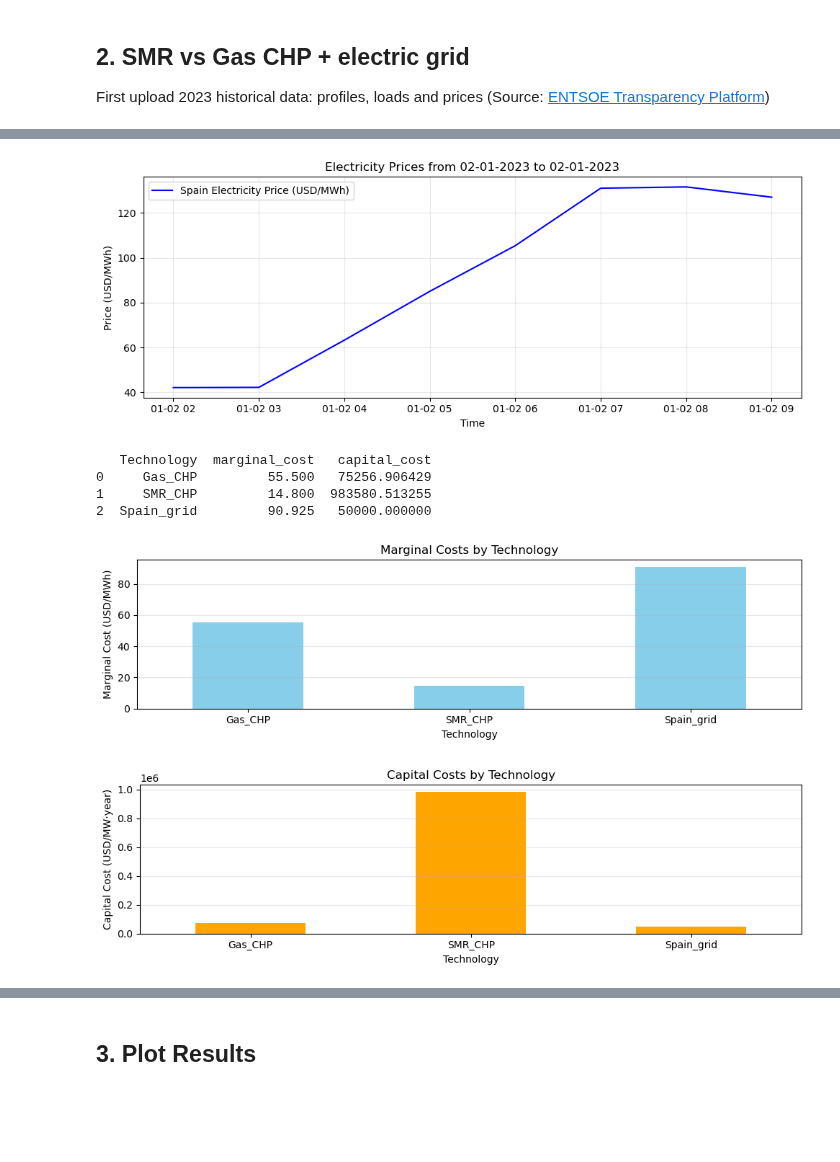
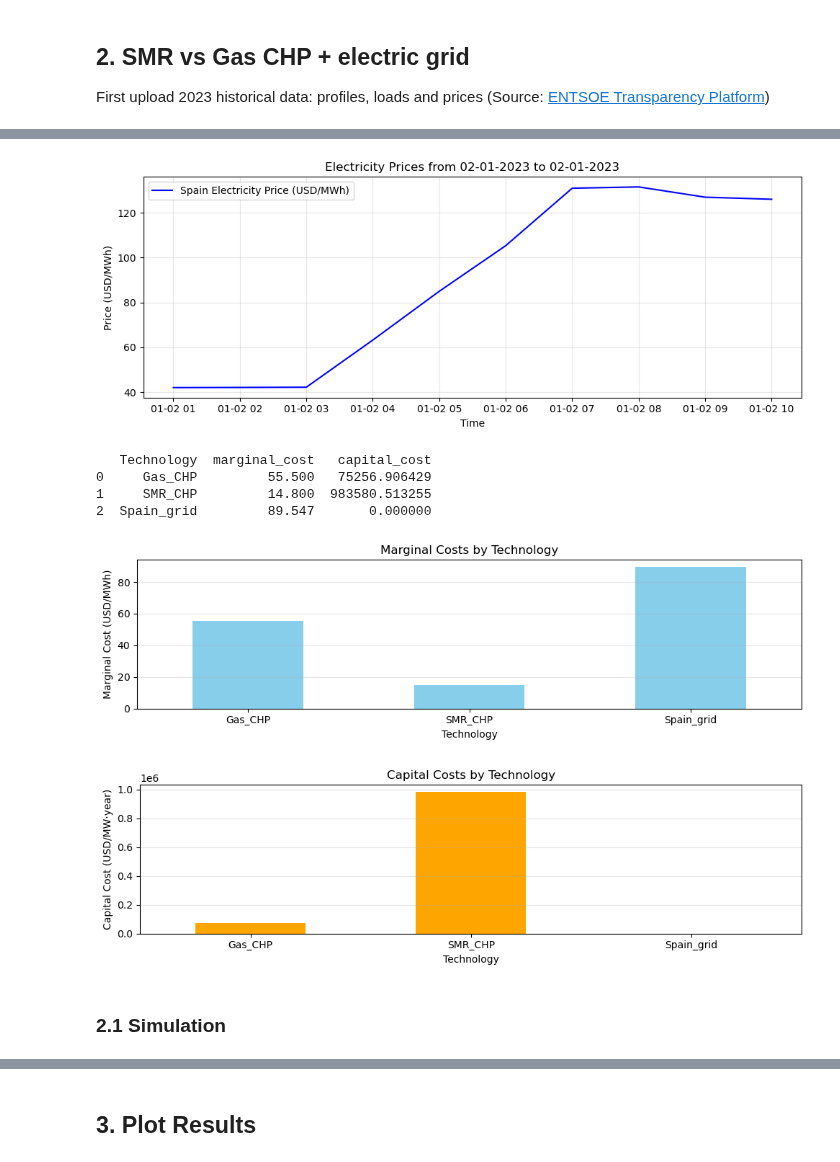
Before and after one commit to C-ansi-eof/SIDNE-Model, a Jupyter notebook: SMR_multilink.ipynb, the cells around one changed output, grey strips where cells are left out. Drawn from its saved outputs; the diff is of its cells as text; code cells hidden in the pictures; blank space fills up the shorter version.

```diff
--- a/SMR_multilink.ipynb
+++ b/SMR_multilink.ipynb
@@ -132,8 +132,8 @@ CO2_reduction=0.5 # 50% CO2 emissions reduction for scenario 2035
 extra_cost=10000
 
 # Filtrar un rango de tiempo específico (para comprobar hipótesis)------
-start_time = "2023-01-02 02:00:00"
-end_time = "2023-01-02 9:00:00"
+start_time = "2023-01-02 01:00:00"
+end_time = "2023-01-02 10:00:00"
 # end_time = "2023-12-31 23:00:00"              # All 8760 hours of simulation
 snapshots=pd.date_range(start_time, end_time, freq="h")
 #----------------------------------------------------------------------------------------
@@ -160,7 +160,7 @@ plt.legend()
 plt.tight_layout()
 plt.show()
 # %% [output]
-[figure, old version]
+[figure, new version]
 # %%
 # Calcular los costos marginales y de capital para cada tecnología
 Gas_marginal_cost = cost.loc["Gas_CHP", "VOM"] + cost.loc["Gas_CHP", "fuel"]  # USD/MWh
@@ -170,7 +170,7 @@ SMR_marginal_cost = cost.loc["SMR_CHP", "VOM"] + cost.loc["SMR_CHP", "fuel"]  #
 SMR_capital_cost = cost.loc["SMR_CHP", "annualized_investment"] + cost.loc["SMR_CHP", "FOM"] * 1000  # USD/MW·year
 
 Spain_grid_marginal_cost = filtered_prices["Price"].mean()  # Promedio de precios eléctricos (USD/MWh)
-Spain_grid_capital_cost = 50000  # USD/MW·year (según el ejemplo)
+Spain_grid_capital_cost = 0  # USD/MW·year (según el ejemplo)
 
 # Crear el DataFrame
 costs_df = pd.DataFrame({
@@ -185,35 +185,37 @@ print(costs_df)
 # Graficar los costos marginales
 plt.figure(figsize=(10, 3))
 costs_df.set_index("Technology")["marginal_cost"].plot(
     kind="bar", color="skyblue", legend=False
 )
 plt.title("Marginal Costs by Technology")
 plt.ylabel("Marginal Cost (USD/MWh)")
 plt.xlabel("Technology")
 plt.xticks(rotation=0)
 plt.grid(axis="y", alpha=0.3)
 plt.tight_layout()
 plt.show()
 
 # Graficar los costos de capital
 plt.figure(figsize=(10, 3))
 costs_df.set_index("Technology")["capital_cost"].plot(
     kind="bar", color="orange", legend=False
 )
 plt.title("Capital Costs by Technology")
 plt.ylabel("Capital Cost (USD/MW·year)")
 plt.xlabel("Technology")
 plt.xticks(rotation=0)
 plt.grid(axis="y", alpha=0.3)
 plt.tight_layout()
 plt.show()
 # %% [output]
    Technology  marginal_cost   capital_cost
 0     Gas_CHP         55.500   75256.906429
 1     SMR_CHP         14.800  983580.513255
-2  Spain_grid         90.925   50000.000000
+2  Spain_grid         89.547       0.000000
 [figure]
-[figure, old version]
+[figure, new version]
+# %% [markdown]
+### 2.1 Simulation
 # %%
 network=pypsa.Network() # Creates empty PyPSA network object called network
 #Each hour is going to be a snapshot to optimize (Historical data loaded, as ES prices, have 8760 inputs)
```
Also changed, not shown: parts of 15 cells of this notebook.
